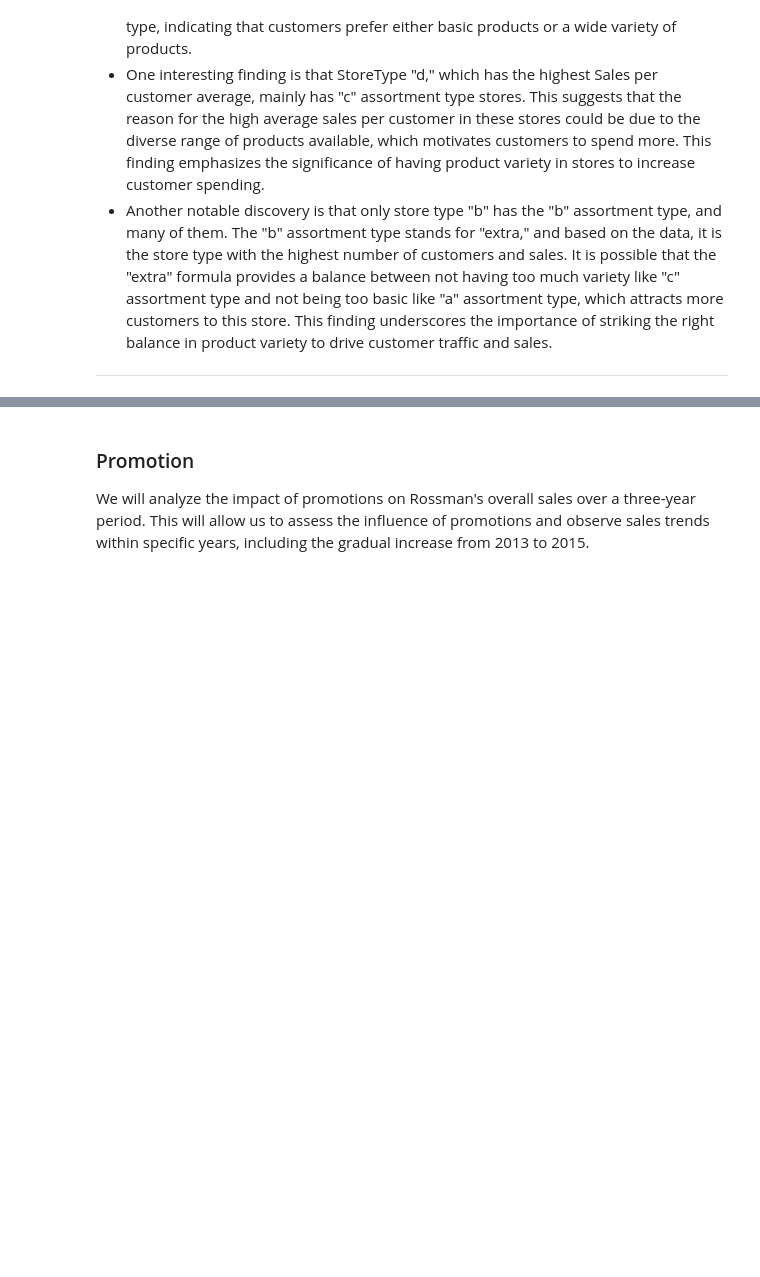
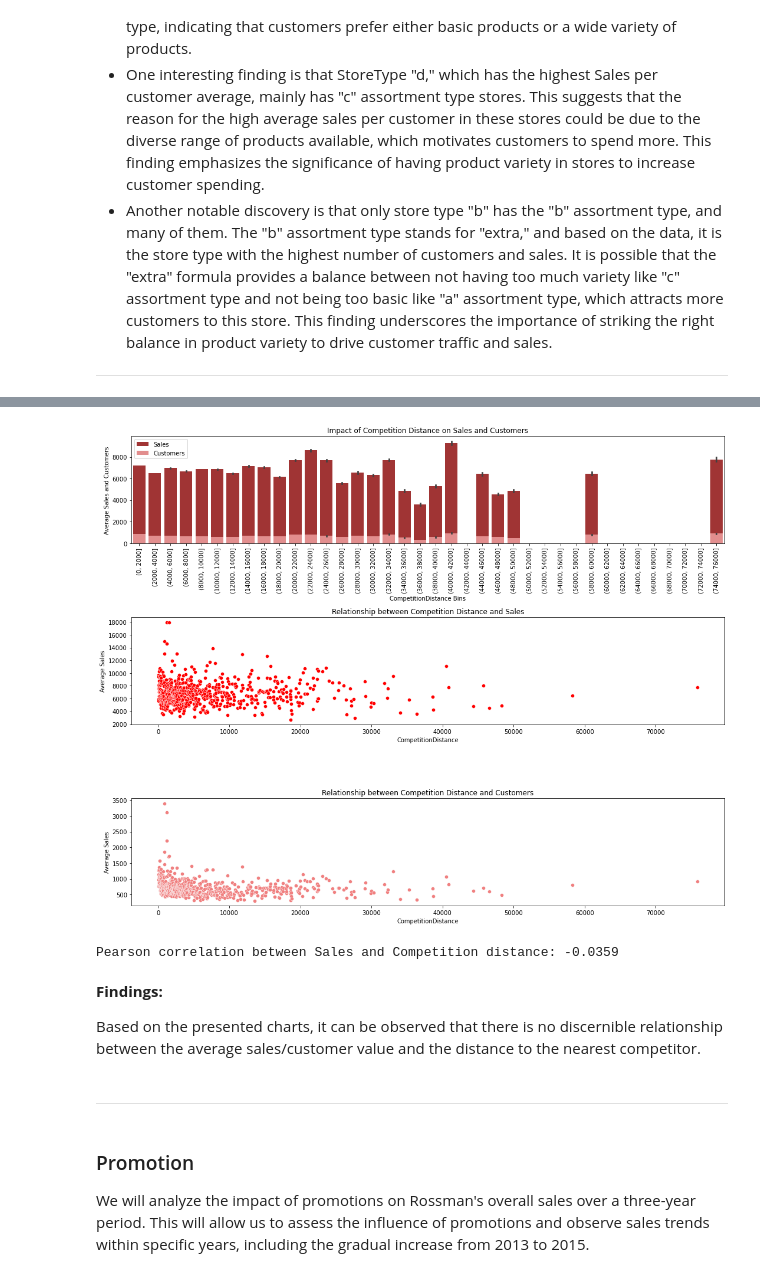
Before and after one commit to AdamKacprzycki/TimeSeries_RossmanStore_6W_Forecast, a Jupyter notebook: RossmanStoreSales.ipynb, the cells around one changed output, grey strips where cells are left out. Drawn from its saved outputs; the diff is of its cells as text; code cells hidden in the pictures; blank space fills up the shorter version.

```diff
--- a/RossmanStoreSales.ipynb
+++ b/RossmanStoreSales.ipynb
@@ -956,3 +947,59 @@ _____
+# %%
+fig, axes = plt.subplots(3, 1, figsize=(15, 12))
+
+# Barplot
+df['CompetitionDistance_bins'] = pd.cut(df.CompetitionDistance, bins=range(0, int(df.CompetitionDistance.max())+2000, 2000))
+
+sns.barplot(
+            data=df,
+            x='CompetitionDistance_bins',
+            y='Sales',
+            color='firebrick',
+            ax=axes[0],
+            label='Sales'
+)
+
+sns.barplot(
+            data=df,
+            x='CompetitionDistance_bins',
+            y='Customers',
+            color='lightcoral',
+            ax=axes[0],
+            label='Customers'
+)
+
+axes[0].set_xlabel('CompetitionDistance Bins')
+axes[0].set_ylabel('Average Sales and Customers')
+axes[0].set_title('Impact of Competition Distance on Sales and Customers')
+axes[0].tick_params(axis='x', rotation=90)
+axes[0].legend()
+
+# Scatter_plot
+fig_data = df[['CompetitionDistance', 'Sales', 'Customers']].groupby('CompetitionDistance').mean()
+
+sns.scatterplot(x=fig_data.index, y=fig_data.Sales, color='red', ax=axes[1])
+sns.scatterplot(x=fig_data.index, y=fig_data.Customers, color='lightcoral', ax=axes[2])
+axes[1].set_xlabel('CompetitionDistance')
+axes[1].set_ylabel('Average Sales')
+axes[1].set_title('Relationship between Competition Distance and Sales')
+
+axes[2].set_xlabel('CompetitionDistance')
+axes[2].set_ylabel('Average Sales')
+axes[2].set_title('Relationship between Competition Distance and Customers')
+
+plt.tight_layout()
+plt.show()
+
+print("Pearson correlation between Sales and Competition distance: {:.4f}".format(df.Sales.corr(df.CompetitionDistance, method='pearson')))
+# %% [output]
+[figure, added]
+Pearson correlation between Sales and Competition distance: -0.0359
+# %% [markdown]
+**Findings:**
+
+Based on the presented charts, it can be observed that there is no discernible relationship between the average sales/customer value and the distance to the nearest competitor.
+# %% [markdown]
+_________
 # %% [markdown]
 ### Promotion
 
```
Also changed, not shown: parts of 37 cells of this notebook.
